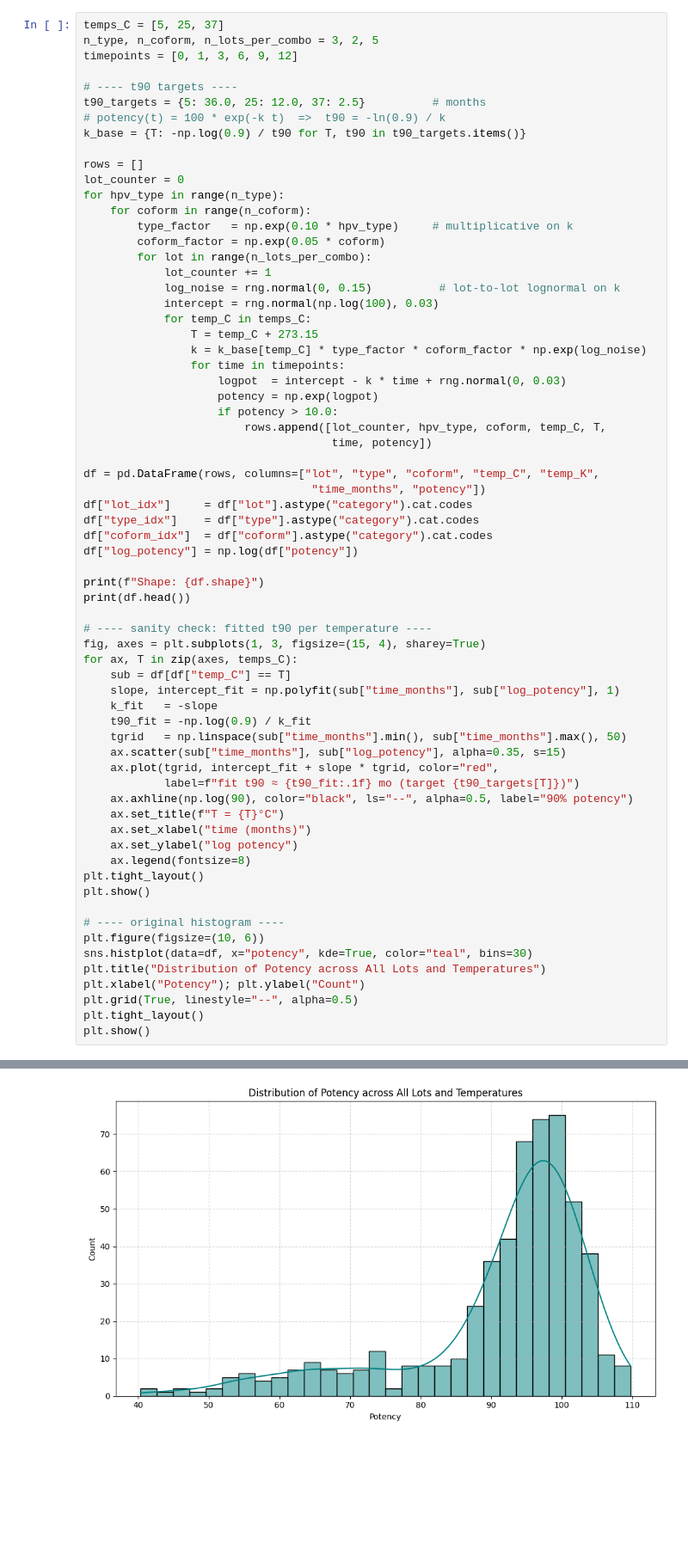
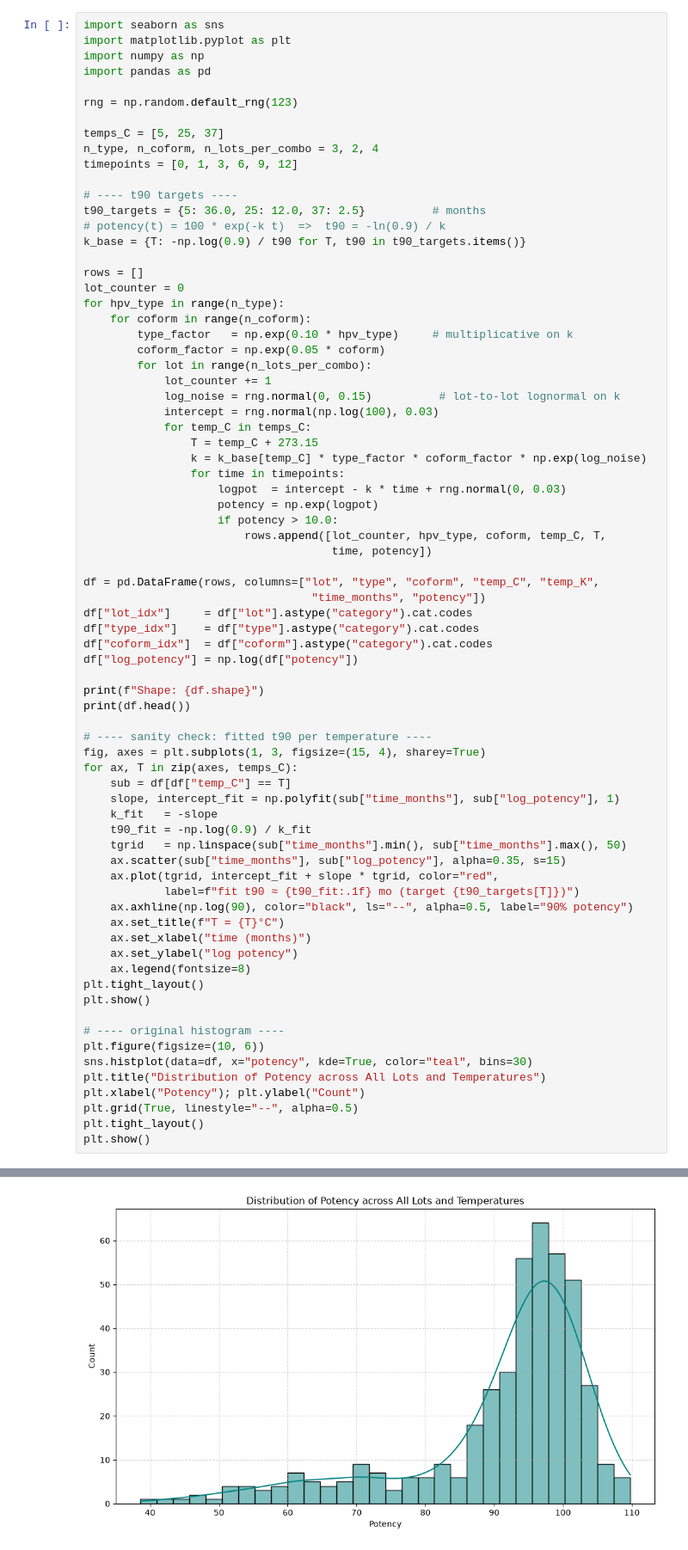
Before and after one commit to lantonov/Optimisation, a Jupyter notebook: Arrhenius_non_linear.ipynb, the cells around one changed output, grey strips where cells are left out. Shown at 86% size. Cells and saved outputs as stored; diff of their text form; blank space fills up the shorter version.

```diff
--- a/Arrhenius_non_linear.ipynb
+++ b/Arrhenius_non_linear.ipynb
@@ -37,6 +136,13 @@ rng = np.random.default_rng(123)
 # %%
+import seaborn as sns
+import matplotlib.pyplot as plt
+import numpy as np
+import pandas as pd
+
+rng = np.random.default_rng(123)
+
 temps_C = [5, 25, 37]
-n_type, n_coform, n_lots_per_combo = 3, 2, 5
+n_type, n_coform, n_lots_per_combo = 3, 2, 4
 timepoints = [0, 1, 3, 6, 9, 12]
 
 # ---- t90 targets ----
@@ -120 +226 @@ Shape: (540, 11)
-[figure, old version]
+[figure, new version]
```
Also changed, not shown: parts of 42 cells of this notebook.
